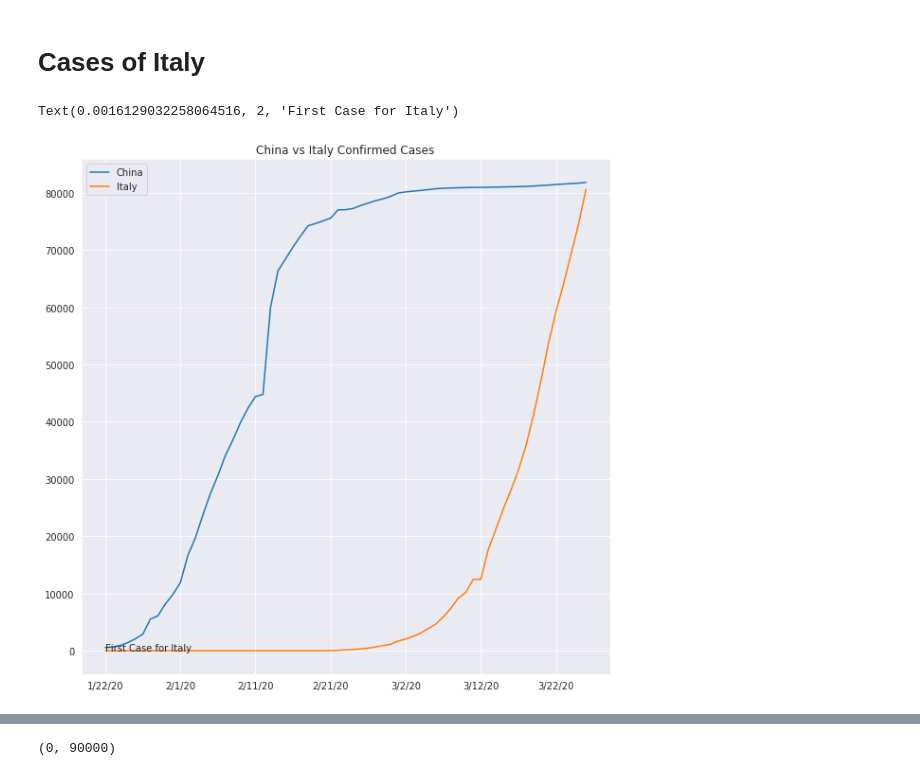
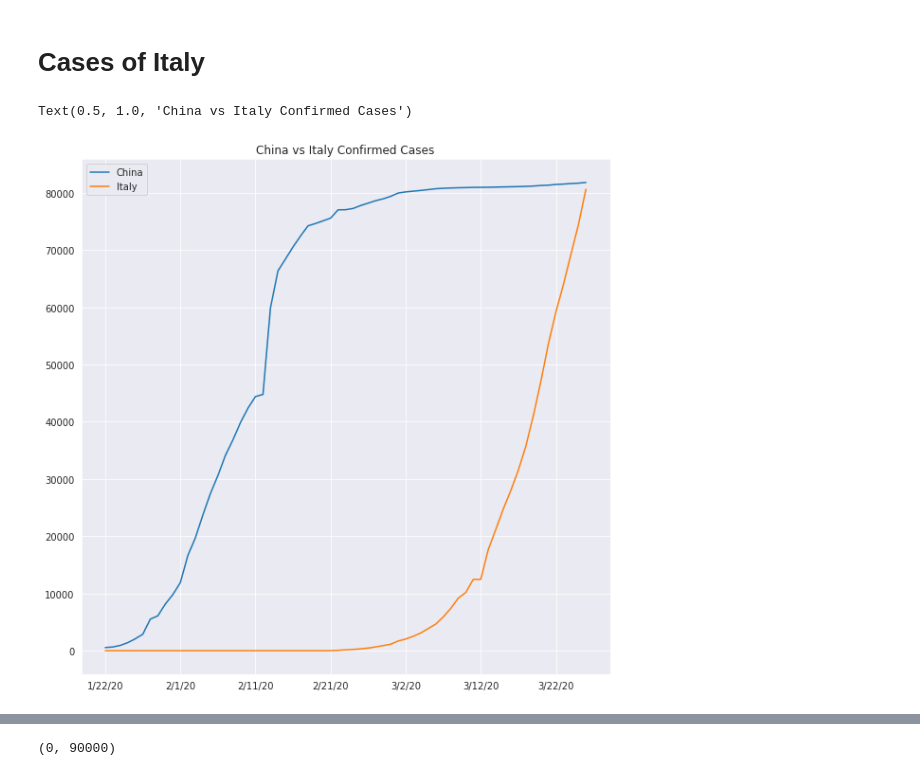
Before and after one commit to SadilKhan/COVID-19-Analysis, a Jupyter notebook: COVID-19.ipynb, the cells around one changed output, grey strips where cells are left out. Saved outputs shown, nothing was run; the diff lists cells and outputs as text; code cells hidden in the pictures.

```diff
--- a/COVID-19.ipynb
+++ b/COVID-19.ipynb
@@ -112,10 +112,9 @@ italy_recovered=recovered[recovered['Country']=='Italy'].iloc[:,4:].sum(axis=0)
 # %%
 plt.figure(figsize=(10,10))
 china_confirmed.plot()
 italy_confirmed.plot()
 plt.legend(['China','Italy'])
 plt.title("China vs Italy Confirmed Cases")
-plt.annotate("First Case for Italy",(1/31/20,2))
 # %% [output]
-Text(0.0016129032258064516, 2, 'First Case for Italy')
+Text(0.5, 1.0, 'China vs Italy Confirmed Cases')
-[figure, old version]
+[figure, new version]
```
Also changed, not shown: parts of 1 cell of this notebook.
